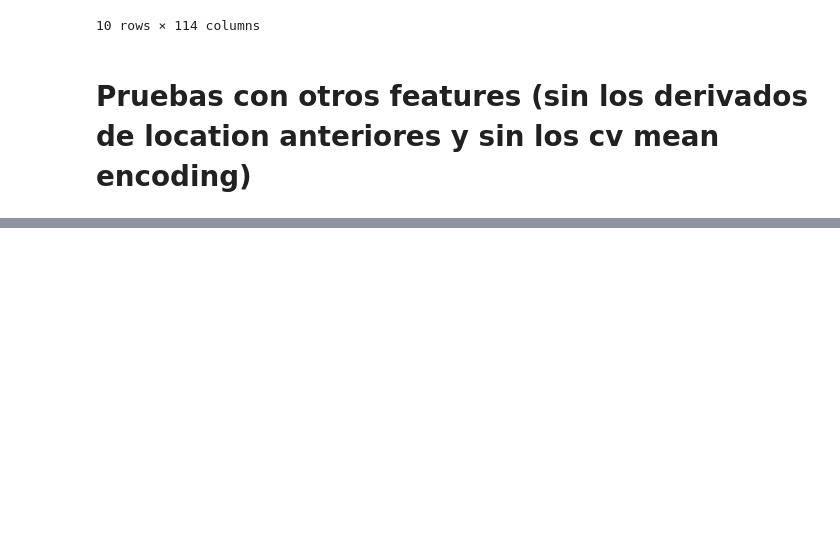
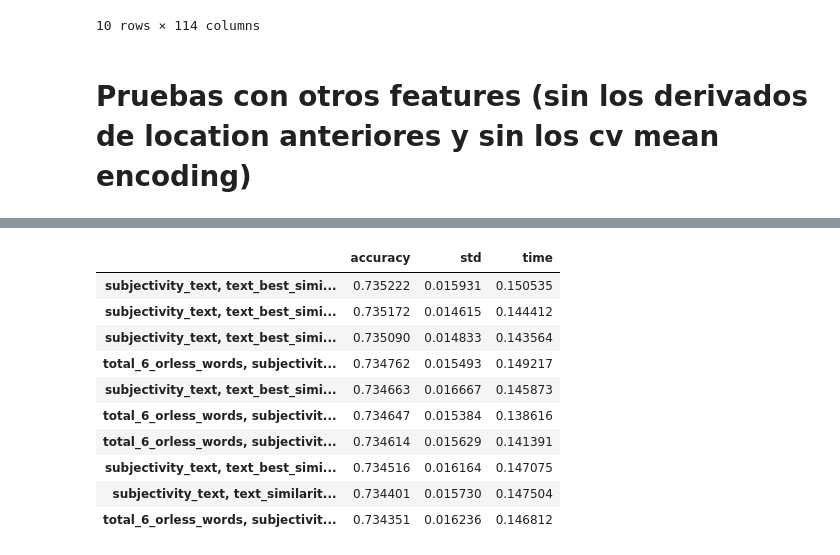
Before and after one commit to danielacarrero/orga-datos, a Jupyter notebook: TP2/LightGBM_jesus.ipynb, the cells around one changed output, grey strips where cells are left out. Saved outputs shown, nothing was run; the diff lists cells and outputs as text; code cells hidden in the pictures; blank space fills up the shorter version.

```diff
--- a/TP2/LightGBM_jesus.ipynb
+++ b/TP2/LightGBM_jesus.ipynb
@@ -622,0 +790,41 @@ x_features_2, target_2 = tweets.select_dtypes(include=['float64','int64','bool']
+# %%
+def subconjuntos(c):
+    if len(c) == 0:
+        return [[]]
+    r = subconjuntos(c[:-1])
+    return r + [s + [c[-1]] for s in r]
+
+bad_columns = subconjuntos(['total_6_orless_words', 'subjectivity_text', 'text_best_similarity_location','text_similarity_location','total_common_chars', 'total_4_words','total_4_ormore_words','total_7_words','total_4_orless_words', 'len_location_mean_default'])
+bad_columns.remove([])
+# %%
+no_column = get_dic_acc()
+index_no_column = []
+
+for x in bad_columns:
+    start = time.time()
+
+    light_model = LGBMClassifier(random_state=1)
+    cv = RepeatedStratifiedKFold(n_splits=10,random_state=1)
+    x_2_train_2 = x_2_train.drop(columns= x)
+    n_scores = cross_val_score(light_model, x_2_train_2, y_2_train, scoring='accuracy', cv=cv, n_jobs=-1, error_score='raise')
+    end = time.time()
+    index_no_column.append(", ".join(x))
+    no_column['accuracy'].append(np.mean(n_scores))
+    no_column['std'].append(np.std(n_scores))
+    no_column['time'].append((end - start)/60)
+
+all_bad_column_deleted = pd.DataFrame(no_column, index=index_no_column)
+# %%
+all_bad_column_deleted.nlargest(10,'accuracy')
+# %% [output]
+|  | accuracy | std | time |
+| subjectivity_text, text_best_simi... | 0.735222 | 0.015931 | 0.150535 |
+| subjectivity_text, text_best_simi... | 0.735172 | 0.014615 | 0.144412 |
+| subjectivity_text, text_best_simi... | 0.735090 | 0.014833 | 0.143564 |
+| total_6_orless_words, subjectivit... | 0.734762 | 0.015493 | 0.149217 |
+| subjectivity_text, text_best_simi... | 0.734663 | 0.016667 | 0.145873 |
+| total_6_orless_words, subjectivit... | 0.734647 | 0.015384 | 0.138616 |
+| total_6_orless_words, subjectivit... | 0.734614 | 0.015629 | 0.141391 |
+| subjectivity_text, text_best_simi... | 0.734516 | 0.016164 | 0.147075 |
+| subjectivity_text, text_similarit... | 0.734401 | 0.015730 | 0.147504 |
+| total_6_orless_words, subjectivit... | 0.734351 | 0.016236 | 0.146812 |
```
Also changed, not shown: parts of 27 cells of this notebook, 3 other files.
